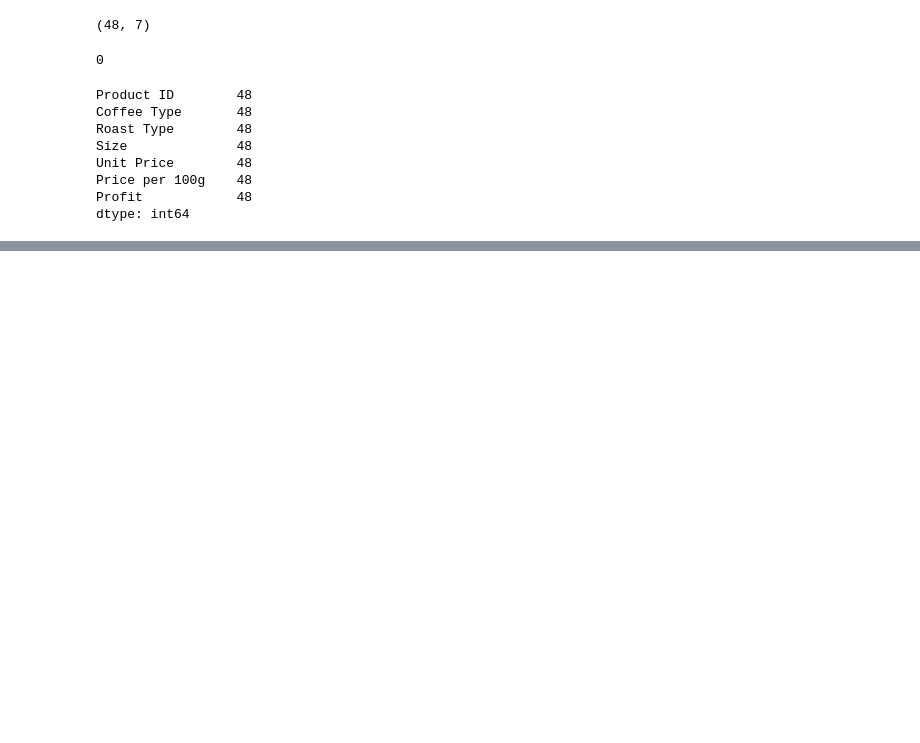
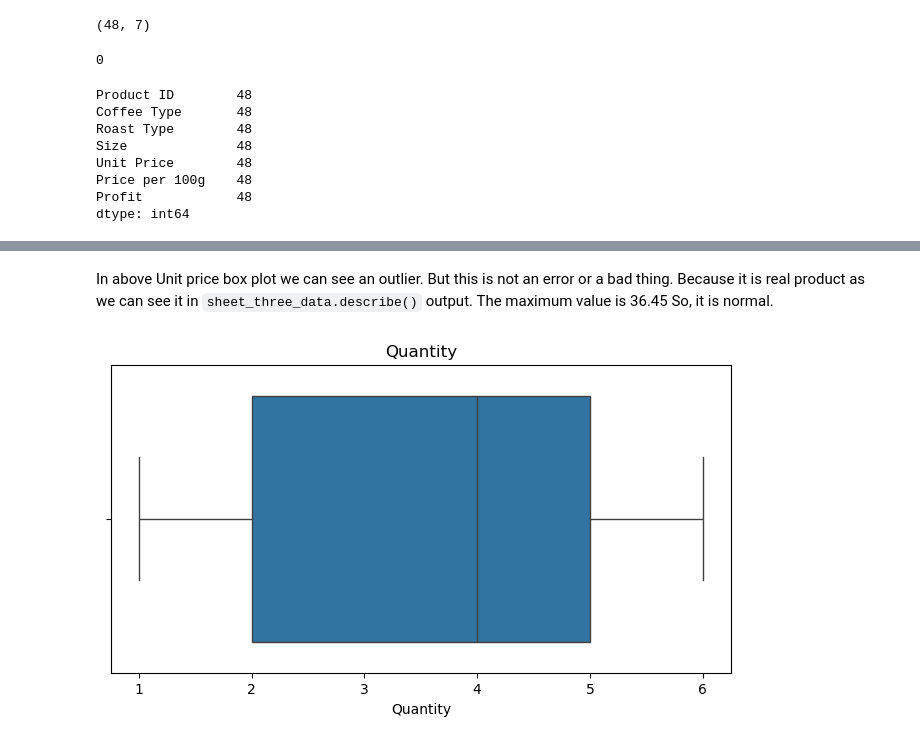
Before and after one commit to Ujjwal-kc/Data-Analysis-Certification-Task, a Jupyter notebook: main.ipynb, the cells around one changed output, grey strips where cells are left out. Drawn from its saved outputs; the diff is of its cells as text; code cells hidden in the pictures; blank space fills up the shorter version.

```diff
--- a/main.ipynb
+++ b/main.ipynb
@@ -211,0 +280,10 @@ dtype: int64
+# %% [markdown]
+In above Unit price box plot we can see an outlier. But this is not an error or a bad thing. Because it is real product as we can see it in `sheet_three_data.describe()` output. The maximum value is 36.45 So, it is normal.
+# %%
+#Visualizing the Quantity
+plt.figure(figsize=(8,4))
+sns.boxplot(x=sheet_one_data['Quantity'])
+plt.title('Quantity')
+plt.show()
+# %% [output]
+[figure, added]
```
Also changed, not shown: parts of 9 cells of this notebook.
